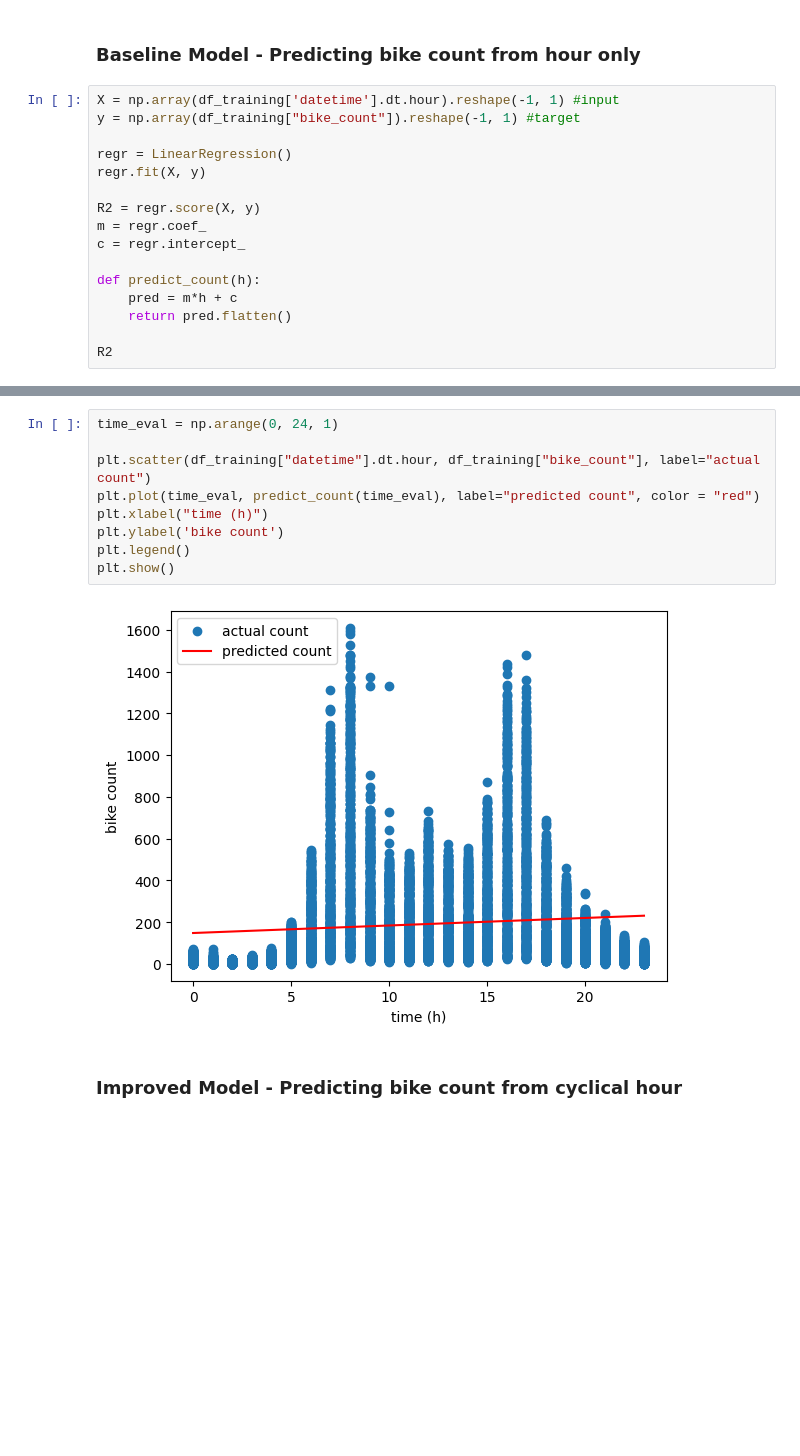
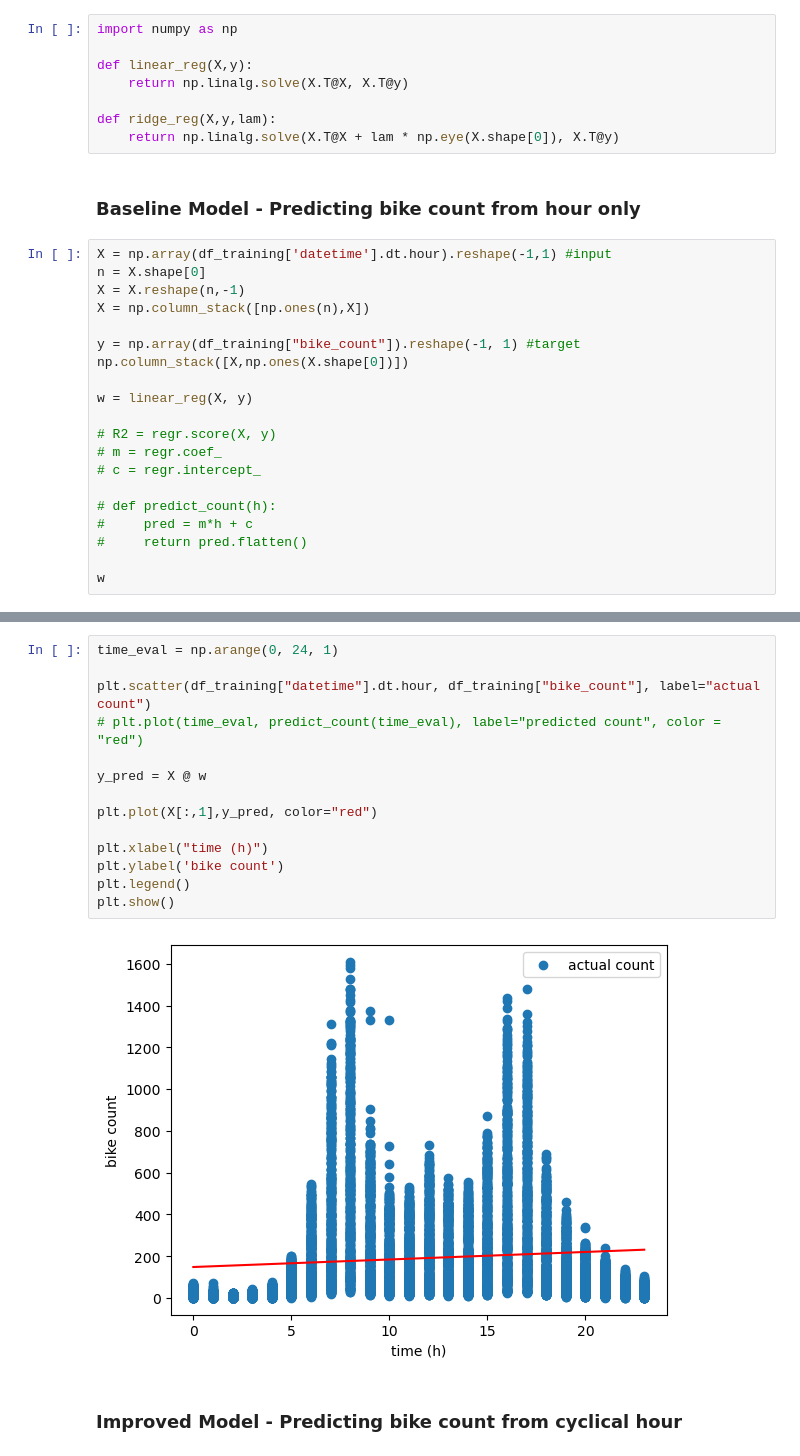
Before and after one commit to KeremOzemre/Mathematical_Modelling_Project, a Jupyter notebook: part_2.ipynb, the cells around one changed output, grey strips where cells are left out. Cells and saved outputs as stored; diff of their text form; blank space fills up the shorter version.

```diff
--- a/part_2.ipynb
+++ b/part_2.ipynb
@@ -42,22 +42,34 @@ df_merged.ffill(inplace=True)
 df_training = df_merged[(df_merged["datetime"].dt.year == 2021) & (df_merged["station"] == Station)].copy()
 df_validating = df_merged[(df_merged["datetime"].dt.year == 2022) & (df_merged["station"] == Station)].copy()
 df_testing = df_merged[(df_merged["datetime"].dt.year == 2023) & (df_merged["station"] == Station)].copy()
+# %%
+import numpy as np
+
+def linear_reg(X,y):
+    return np.linalg.solve(X.T@X, X.T@y)
+
+def ridge_reg(X,y,lam):
+    return np.linalg.solve(X.T@X + lam * np.eye(X.shape[0]), X.T@y)
 # %% [markdown]
 ### Baseline Model - Predicting bike count from hour only
 # %%
-X = np.array(df_training['datetime'].dt.hour).reshape(-1, 1) #input
+X = np.array(df_training['datetime'].dt.hour).reshape(-1,1) #input
+n = X.shape[0]
+X = X.reshape(n,-1)
+X = np.column_stack([np.ones(n),X])
+
 y = np.array(df_training["bike_count"]).reshape(-1, 1) #target
+np.column_stack([X,np.ones(X.shape[0])])
 
-regr = LinearRegression()
-regr.fit(X, y)
+w = linear_reg(X, y)
 
-R2 = regr.score(X, y)
-m = regr.coef_
-c = regr.intercept_
+# R2 = regr.score(X, y)
+# m = regr.coef_
+# c = regr.intercept_
 
-def predict_count(h):
-    pred = m*h + c
-    return pred.flatten()
+# def predict_count(h):
+#     pred = m*h + c
+#     return pred.flatten()
 
-R2
+w
 # %% [output]
@@ -65,14 +78,19 @@ R2
 # %%
 time_eval = np.arange(0, 24, 1)
 
 plt.scatter(df_training["datetime"].dt.hour, df_training["bike_count"], label="actual count")
-plt.plot(time_eval, predict_count(time_eval), label="predicted count", color = "red")
+# plt.plot(time_eval, predict_count(time_eval), label="predicted count", color = "red")
+
+y_pred = X @ w
+
+plt.plot(X[:,1],y_pred, color="red")
+
 plt.xlabel("time (h)")
 plt.ylabel('bike count')
 plt.legend()
 plt.show()
 # %% [output]
-[figure, old version]
+[figure, new version]
 # %% [markdown]
 ### Improved Model - Predicting bike count from cyclical hour
 # %%
```
Also changed, not shown: parts of 9 cells of this notebook, 1 other file.
